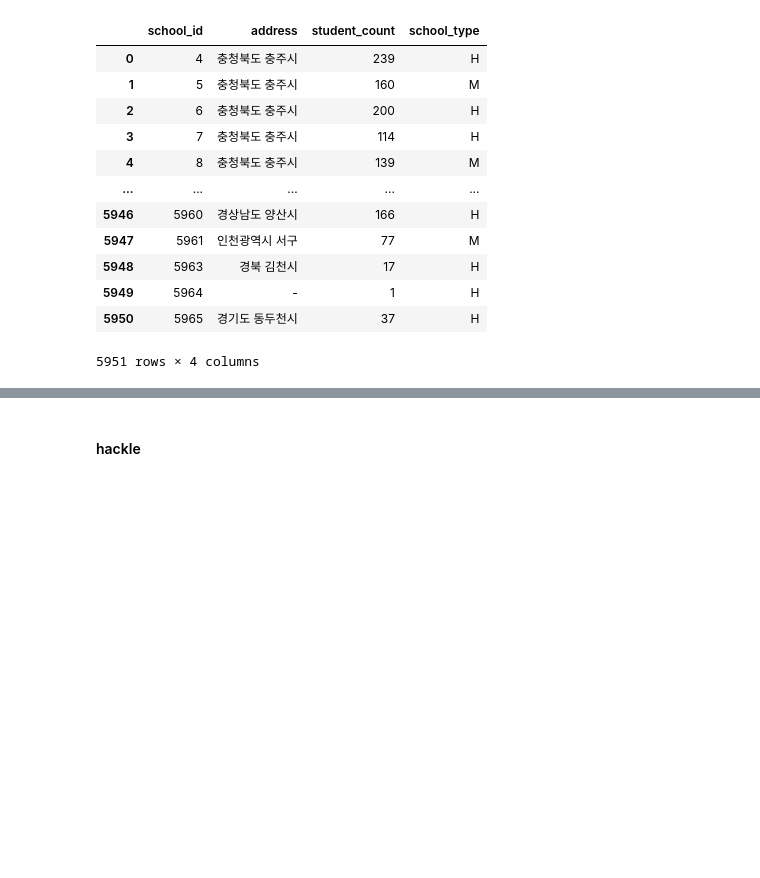
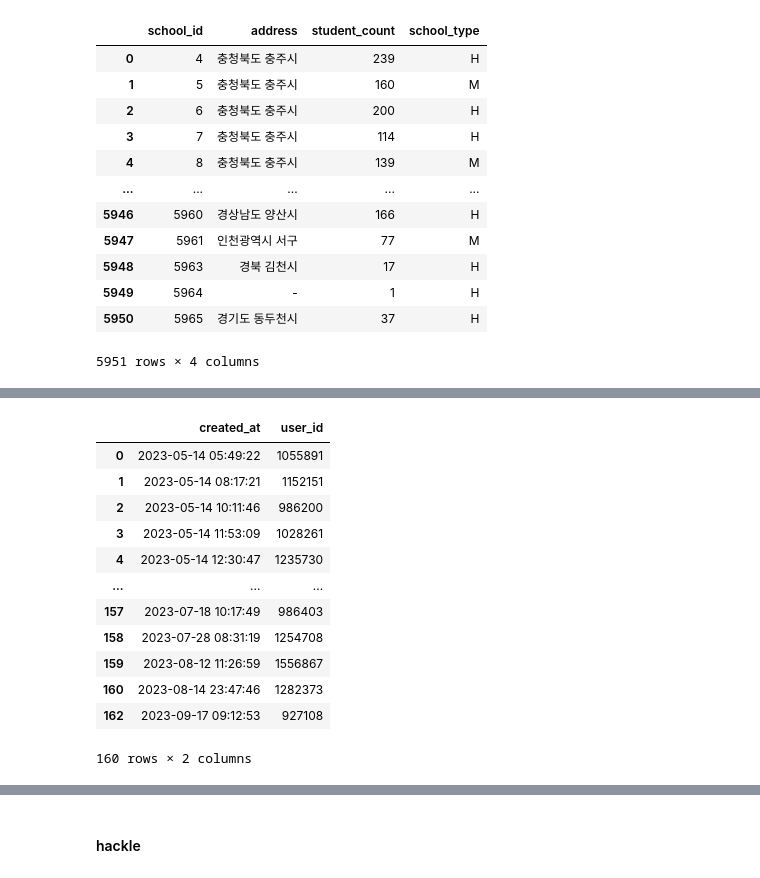
Before and after one commit to goodnews724/sprint_final_project, a Jupyter notebook: notebooks/jaemun.ipynb, the cells around one changed output, grey strips where cells are left out. Drawn from its saved outputs; the diff is of its cells as text; code cells hidden in the pictures; blank space fills up the shorter version.

```diff
--- a/notebooks/jaemun.ipynb
+++ b/notebooks/jaemun.ipynb
@@ -3249,0 +3251,18 @@ if __name__ == "__main__":
+# %%
+accounts_failpaymenthistory = accounts_failpaymenthistory[['created_at','user_id']]
+accounts_failpaymenthistory = accounts_failpaymenthistory.sort_values(by='created_at').drop_duplicates(subset=['user_id'],keep='last')
+accounts_failpaymenthistory
+# %% [output]
+|  | created_at | user_id |
+| 0 | 2023-05-14 05:49:22 | 1055891 |
+| 1 | 2023-05-14 08:17:21 | 1152151 |
+| 2 | 2023-05-14 10:11:46 | 986200 |
+| 3 | 2023-05-14 11:53:09 | 1028261 |
+| 4 | 2023-05-14 12:30:47 | 1235730 |
+| ... | ... | ... |
+| 157 | 2023-07-18 10:17:49 | 986403 |
+| 158 | 2023-07-28 08:31:19 | 1254708 |
+| 159 | 2023-08-12 11:26:59 | 1556867 |
+| 160 | 2023-08-14 23:47:46 | 1282373 |
+| 162 | 2023-09-17 09:12:53 | 927108 |
+160 rows × 2 columns
```
Also changed, not shown: parts of 25 cells of this notebook, 1 other file.
